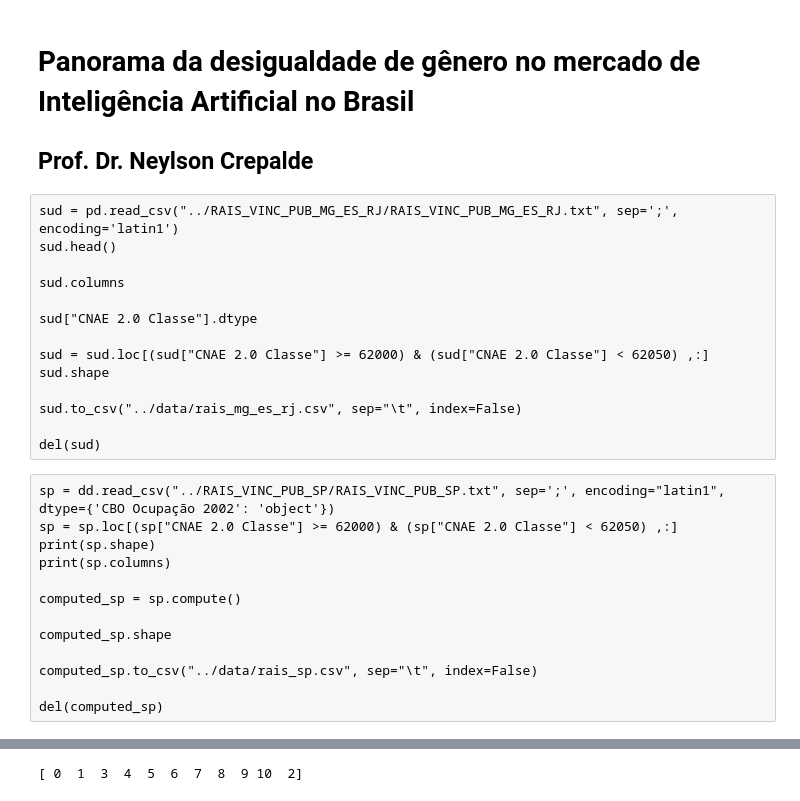
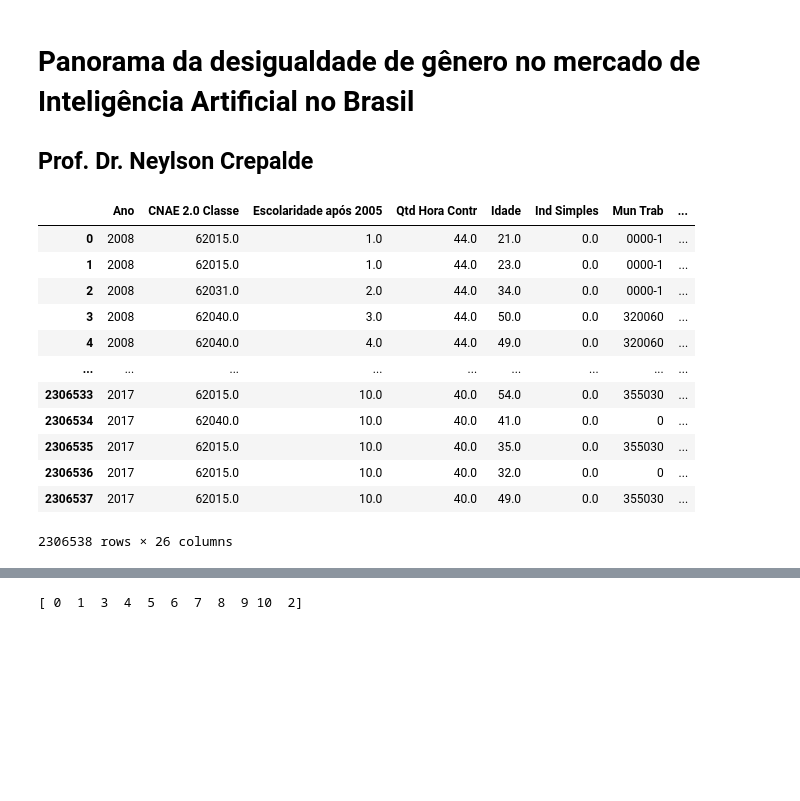
Before and after one commit to neylsoncrepalde/diversidade_mercado_ia, a Jupyter notebook: src/exploratoria.ipynb, the cells around one changed output, grey strips where cells are left out. Cells and saved outputs as stored; diff of their text form; code cells hidden in the pictures; blank space fills up the shorter version.

```diff
--- a/src/exploratoria.ipynb
+++ b/src/exploratoria.ipynb
@@ -14,30 +14,3 @@ from statsmodels.graphics.factorplots import interaction_plot
 from statsmodels.stats.outliers_influence import variance_inflation_factor as vif
 import matplotlib.pyplot as plt
 import seaborn as sns
-# %% [raw]
-sud = pd.read_csv("../RAIS_VINC_PUB_MG_ES_RJ/RAIS_VINC_PUB_MG_ES_RJ.txt", sep=';', encoding='latin1')
-sud.head()
-
-sud.columns
-
-sud["CNAE 2.0 Classe"].dtype
-
-sud = sud.loc[(sud["CNAE 2.0 Classe"] >= 62000) & (sud["CNAE 2.0 Classe"] < 62050) ,:]
-sud.shape
-
-sud.to_csv("../data/rais_mg_es_rj.csv", sep="\t", index=False)
-
-del(sud)
-# %% [raw]
-sp = dd.read_csv("../RAIS_VINC_PUB_SP/RAIS_VINC_PUB_SP.txt", sep=';', encoding="latin1", dtype={'CBO Ocupação 2002': 'object'})
-sp = sp.loc[(sp["CNAE 2.0 Classe"] >= 62000) & (sp["CNAE 2.0 Classe"] < 62050) ,:]
-print(sp.shape)
-print(sp.columns)
-
-computed_sp = sp.compute()
-
-computed_sp.shape
-
-computed_sp.to_csv("../data/rais_sp.csv", sep="\t", index=False)
-
-del(computed_sp)
@@ -55,0 +17,17 @@ sud = sud.loc[sud["Ind Trab Parcial"] == 0, :]
+# %%
+sud = pd.read_csv("../data/processed/rais_2008_2018.csv", sep='\t')
+sud
+# %% [output]
+|  | Ano | CNAE 2.0 Classe | Escolaridade após 2005 | Qtd Hora Contr | Idade | Ind Simples | Mun Trab | ... |
+| 0 | 2008 | 62015.0 | 1.0 | 44.0 | 21.0 | 0.0 | 0000-1 | ... |
+| 1 | 2008 | 62015.0 | 1.0 | 44.0 | 23.0 | 0.0 | 0000-1 | ... |
+| 2 | 2008 | 62031.0 | 2.0 | 44.0 | 34.0 | 0.0 | 0000-1 | ... |
+| 3 | 2008 | 62040.0 | 3.0 | 44.0 | 50.0 | 0.0 | 320060 | ... |
+| 4 | 2008 | 62040.0 | 4.0 | 44.0 | 49.0 | 0.0 | 320060 | ... |
+| ... | ... | ... | ... | ... | ... | ... | ... | ... |
+| 2306533 | 2017 | 62015.0 | 10.0 | 40.0 | 54.0 | 0.0 | 355030 | ... |
+| 2306534 | 2017 | 62040.0 | 10.0 | 40.0 | 41.0 | 0.0 | 0 | ... |
+| 2306535 | 2017 | 62015.0 | 10.0 | 40.0 | 35.0 | 0.0 | 355030 | ... |
+| 2306536 | 2017 | 62015.0 | 10.0 | 40.0 | 32.0 | 0.0 | 0 | ... |
+| 2306537 | 2017 | 62015.0 | 10.0 | 40.0 | 49.0 | 0.0 | 355030 | ... |
+2306538 rows × 26 columns
```
Also changed, not shown: parts of 8 cells of this notebook, 1 other file.
